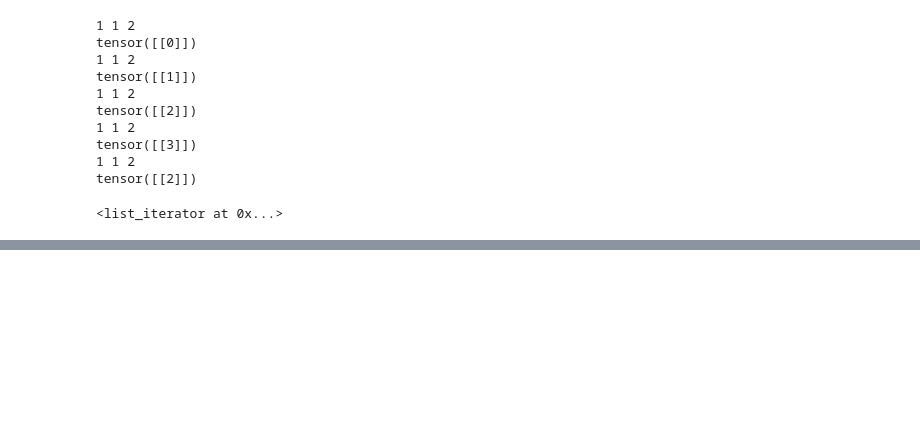
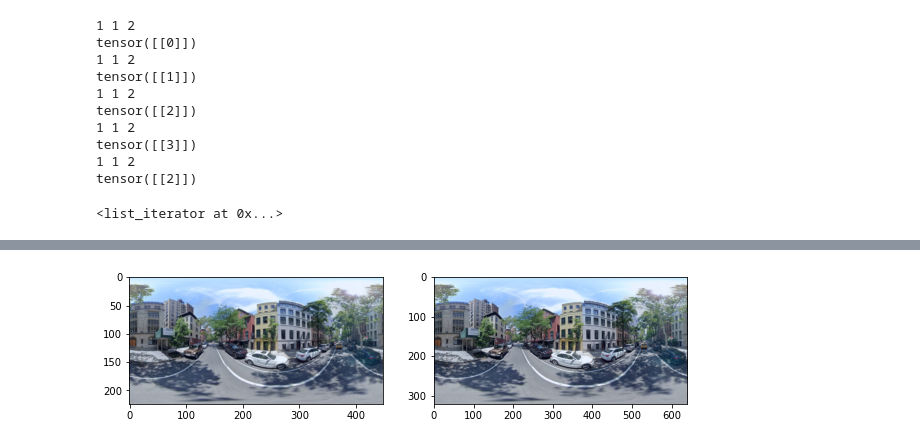
Before and after one commit to jcuic5/orissl-cvm, a Jupyter notebook: playground.ipynb, the cells around one changed output, grey strips where cells are left out. Drawn from its saved outputs; the diff is of its cells as text; code cells hidden in the pictures; blank space fills up the shorter version.

```diff
--- a/playground.ipynb
+++ b/playground.ipynb
@@ -571,0 +924,10 @@ iter(a)
+# %%
+img5 = transform5(img_sat)
+img6 = transform6(img_sat)
+fig, axes = plt.subplots(1, 2, figsize=(10,10))
+axes[0].imshow(np.transpose(denormalize(img5.numpy()), (1,2,0)))
+axes[1].imshow(np.transpose(denormalize(img6.numpy()), (1,2,0)))
+
+plt.show()
+# %% [output]
+[figure, added]
```
Also changed, not shown: parts of 29 cells of this notebook, 28 other files.
